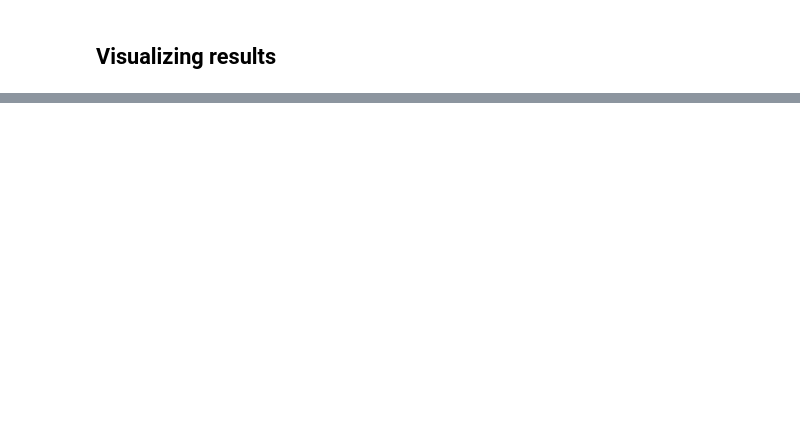
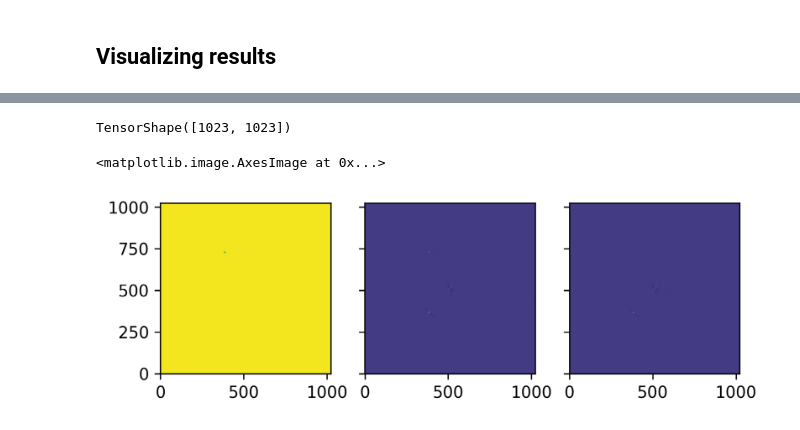
Before and after one commit to yemsnucleus/NEGFC, a Jupyter notebook: tutorial.ipynb, the cells around one changed output, grey strips where cells are left out. Drawn from its saved outputs; the diff is of its cells as text; code cells hidden in the pictures; blank space fills up the shorter version.

```diff
--- a/tutorial.ipynb
+++ b/tutorial.ipynb
@@ -165,0 +217,6 @@ for start in pivots:
+# %%
+mean_radius, mean_theta = get_angle_radius(mean_x,
+                                           mean_y,
+                                           width=cube.shape[-1],
+                                           height=cube.shape[-2])
+mean_radius, mean_theta
@@ -165,0 +225,12 @@ for start in pivots:
+# %%
+cube_rot = cube_derotate(cube, rot_angles, nproc=4, imlib='opencv', interpolation='nearneig')
+
+fake_cube = np.zeros_like(cube_rot)
+injected = cube_inject_companions(fake_cube,
+                                  psf[0],
+                                  rot_angles,
+                                  flevel=-mean_flux,
+                                  plsc=VLT_SPHERE_IFS['plsc'],
+                                  rad_dists=[mean_radius],
+                                  n_branches=1,
+                                  theta=mean_theta)
@@ -165,0 +240,6 @@ for start in pivots:
+# %%
+%%time
+pca_fake = pca_tf(injected,
+                  out_size=cube_rot.shape,
+                  rot_ang=rot_angles,
+                  ncomp=1)
@@ -165,0 +249,6 @@ for start in pivots:
+# %%
+%%time
+pca_real = pca_tf(cube_rot,
+                  out_size=cube_rot.shape,
+                  rot_ang=-rot_angles,
+                  ncomp=1)
@@ -165,0 +258,15 @@ for start in pivots:
+# %%
+pca_real.shape
+# %% [output]
+TensorShape([1023, 1023])
+# %%
+fig, axes = plt.subplots(1, 3, sharex=True, sharey=True,
+                        dpi=300)
+axes[0].imshow(pca_fake, origin='lower')
+
+axes[1].imshow(pca_real, origin='lower')
+
+axes[2].imshow(pca_real+pca_fake, origin='lower')
+# %% [output]
+<matplotlib.image.AxesImage at 0x...>
+[figure, added]
```
Also changed, not shown: parts of 22 cells of this notebook, 2 other files.
